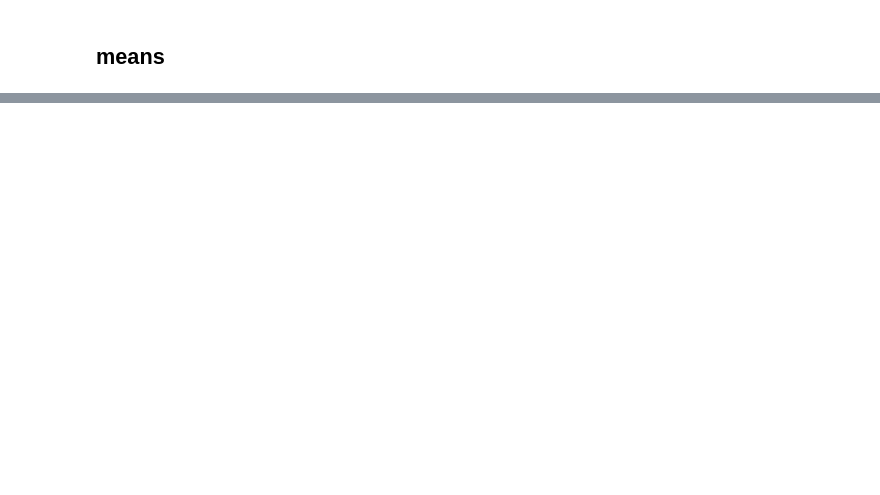
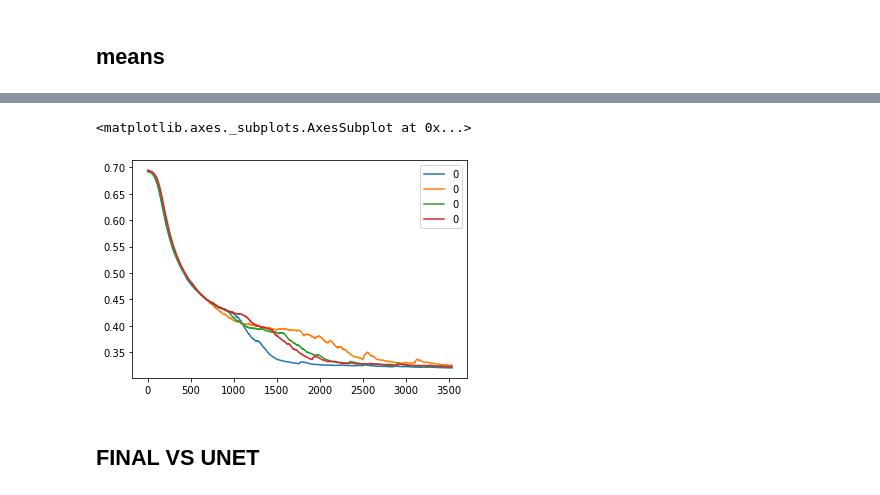
Before and after one commit to arjunsbalaji/oct, a Jupyter notebook: 06_combined.ipynb, the cells around one changed output, grey strips where cells are left out. Saved outputs shown, nothing was run; the diff lists cells and outputs as text; code cells hidden in the pictures; blank space fills up the shorter version.

```diff
--- a/06_combined.ipynb
+++ b/06_combined.ipynb
@@ -249,0 +106,16 @@ dtype: float64
+# %%
+de_train_results = pd.read_json(runsave_dir/(de_run_name+'/trainL.json'))
+de_0_train_results = pd.read_json(runsave_dir/(de_run_name_0+'/trainL.json'))
+de_01_train_results = pd.read_json(runsave_dir/(de_run_name_01+'/trainL.json'))
+de_02_train_results = pd.read_json(runsave_dir/(de_run_name_02+'/trainL.json'))
+up_train_results = pd.read_json(runsave_dir/(up_run_name+'/metrics.json'))
+# %%
+pd.concat([de_train_results.sort_index(),
+           de_0_train_results.sort_index(),
+           de_01_train_results.sort_index(),
+           de_02_train_results.sort_index()], axis=1, names=['all', 'im', '2dg', 'adm']).plot()
+# %% [output]
+<matplotlib.axes._subplots.AxesSubplot at 0x...>
+[figure, added]
+# %% [markdown]
+## FINAL VS UNET
```
Also changed, not shown: parts of 72 cells of this notebook, 9 other files.
